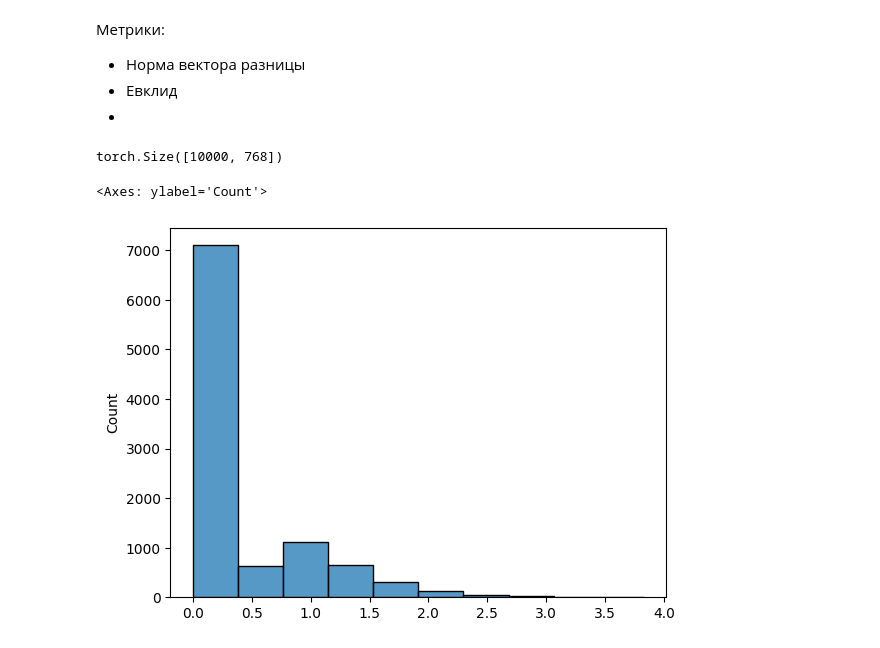
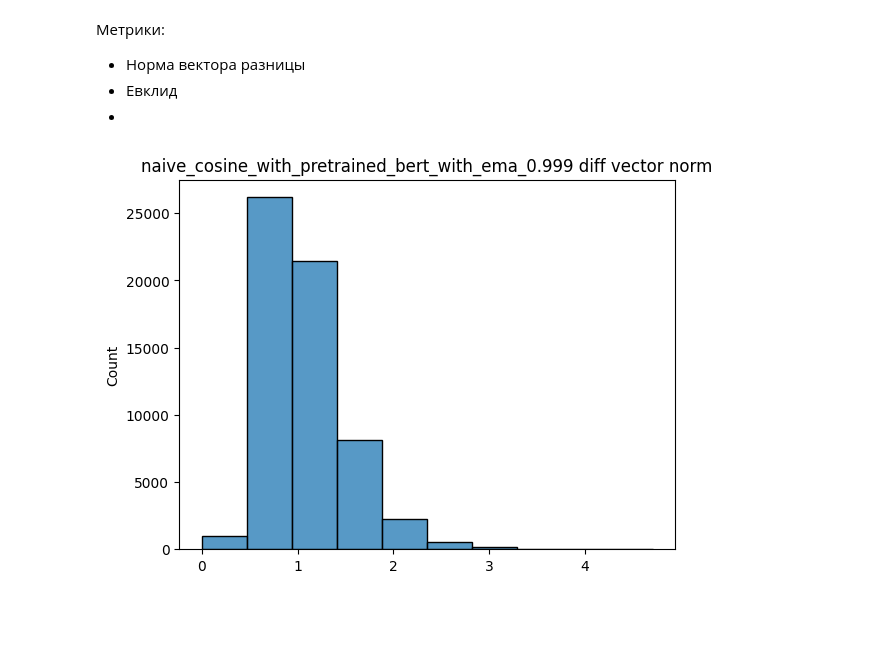
Before and after one commit to Xenomirant/ModularLM, a Jupyter notebook: analytics/bert_analytics.ipynb, the cells around one changed output. Saved outputs shown, nothing was run; the diff lists cells and outputs as text; code cells hidden in the pictures; blank space fills up the shorter version.

```diff
--- a/analytics/bert_analytics.ipynb
+++ b/analytics/bert_analytics.ipynb
@@ -240,0 +288,3 @@ list(
+# %%
+path = pathlib.Path(*path.parts[:2], path.name)
+path.mkdir(exist_ok=True)
@@ -240,0 +295,23 @@ list(
+# %%
+def score_and_save(model, df, token_dl, top_k, path):
+
+    base_scores, poly_scores, tkn_dict_base, tkn_dict_poly = \
+        ppl_mlm_score(mlm_model, token_dl, top_k=top_k)
+
+    df["base_score"] = base_scores
+    df["poly_score"] = poly_scores
+    df.to_csv(path.joinpath("mlm_score.csv"),)
+
+    with open(path.joinpath("token_scores.pkl"), "wb") as f:
+        pickle.dump((base_scores, poly_scores, tkn_dict_base, tkn_dict_poly), f)
+
+    minio.fput_object(object_name=f"ModularLM/ckpt/{path.name}/mlm_score.csv", file_path=path.joinpath("mlm_score.csv"))
+    minio.fput_object(object_name=f"ModularLM/ckpt/{path.name}/token_scores.pkl", file_path=path.joinpath("token_scores.pkl"))
+
+    return df, base_scores, poly_scores, tkn_dict_base, tkn_dict_poly
+# %%
+res = score_and_save(model=mlm_model,
+                     df=df,
+                     token_dl=token_dl,
+                     top_k=5,
+                     path=path)
@@ -246,15 +360,13 @@ list(
 # %%
 metric = lambda x, y: abs(x - y)
 # %%
-vecs = vectorize(model, dl, metric, division_layer=4)
-vecs.shape
+vecs = vectorize(mlm_model.model, dl, metric, division_layer=4)
-# %% [output]
-torch.Size([10000, 768])
 # %%
 sns.histplot(torch.linalg.vector_norm(vecs, ord=2, dim=1).cpu(), bins=10)
+plt.title(f"{path.parts[-1]} diff vector norm")
+plt.savefig(path.joinpath("diff vector norm barchart.png"), format="png")
 # %% [output]
-<Axes: ylabel='Count'>
-[figure, old version]
+[figure, new version]
 # %%
 torch.where(vecs.sum(dim=1) != 0)[0].shape
 # %% [output]
```
Also changed, not shown: parts of 50 cells of this notebook, 2 other files.
